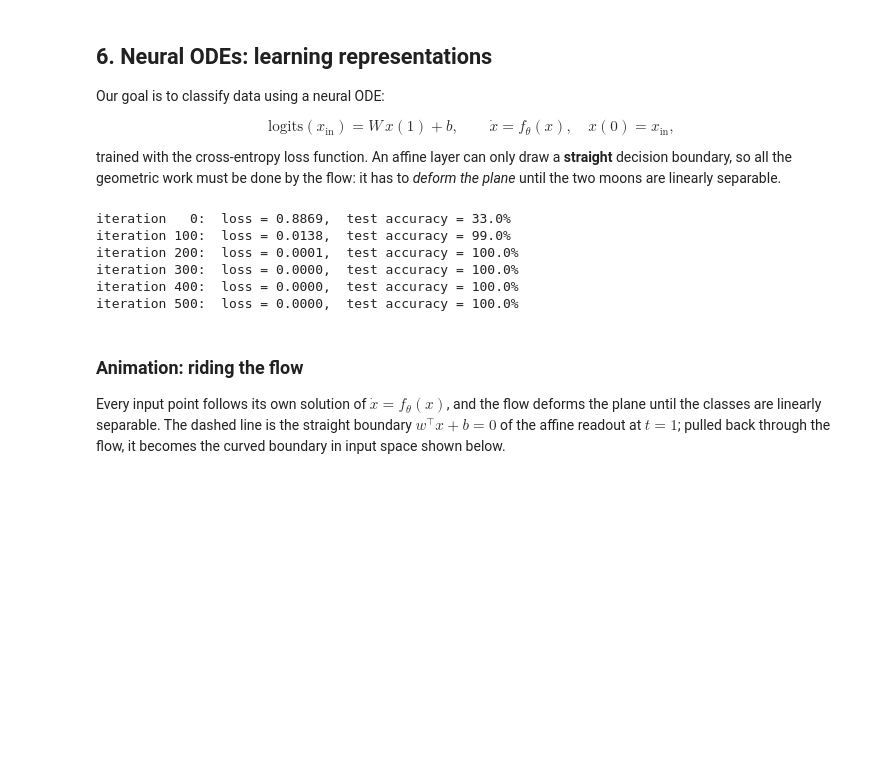
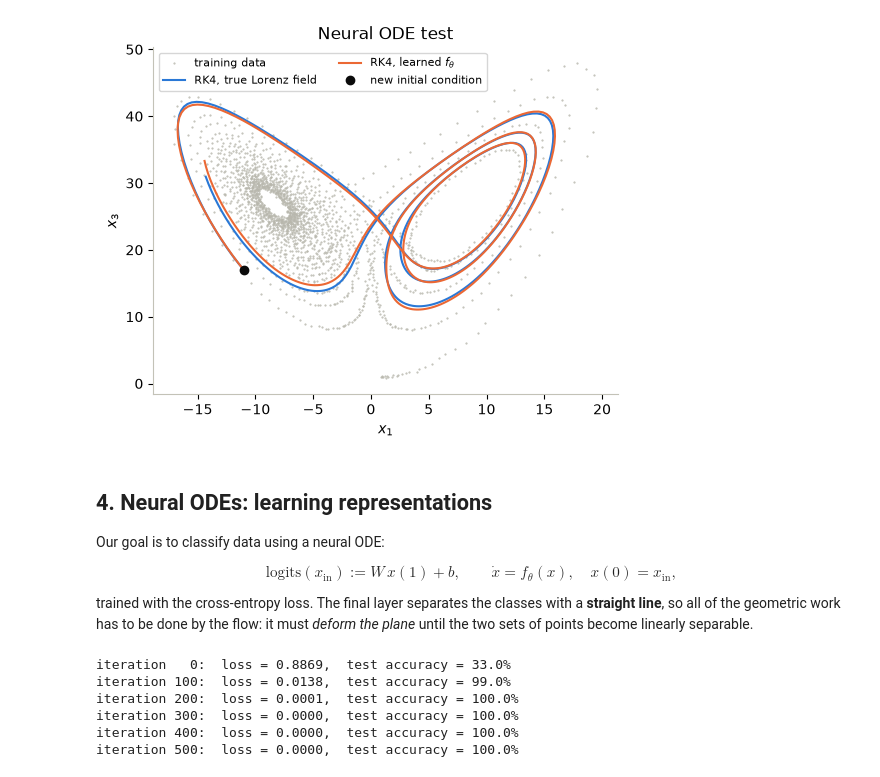
Before and after one commit to cml-fau/mfcml, a Jupyter notebook: winter-2026/02_neuralodes.ipynb, the cells around one changed output. Cells and saved outputs as stored; diff of their text form; code cells hidden in the pictures; blank space fills up the shorter version.

```diff
--- a/winter-2026/02_neuralodes.ipynb
+++ b/winter-2026/02_neuralodes.ipynb
@@ -24,12 +22,10 @@ rng = np.random.default_rng(0)
 torch.manual_seed(0)
 
 # A small, colorblind-safe palette used throughout the notebook
-BLUE, ORANGE, AQUA, YELLOW, MAGENTA = "#2a78d6", "#eb6834", "#1baf7a", "#eda100", "#e87ba4"
+BLUE, ORANGE = "#2a78d6", "#eb6834"
 plt.rcParams.update({
     "figure.figsize": (6, 4), "figure.dpi": 100,
-    "axes.prop_cycle": plt.cycler(color=[BLUE, ORANGE, AQUA, YELLOW, MAGENTA]),
-    "axes.grid": False, "grid.color": "#e1e0d9", "axes.edgecolor": "#c3c2b7",
+    "axes.prop_cycle": plt.cycler(color=[BLUE, ORANGE]),
+    "axes.grid": False, "axes.edgecolor": "#c3c2b7",
     "axes.spines.top": False, "axes.spines.right": False,
 })
-
-print("PyTorch version:", torch.__version__)
@@ -186,25 +175,27 @@ for it in range(2001):
 # %%
 x0_new = torch.tensor([-11.0, -19.0, 17.0])         # near the attractor, but not a training point
 ts_new = torch.linspace(0, 3, 501)
 with torch.no_grad():
     tr_true = odeint(f_lorenz, x0_new, ts_new)      # ground truth: RK4 on the true Lorenz field
-    tr_hat = mu + sd * odeint(f_theta, (x0_new - mu) / sd, TAU_SCALE * ts_new)  # learned g, mapped back
+    tr_hat = mu + sd * odeint(f_theta, (x0_new - mu) / sd, 10 * ts_new)  # learned field, mapped back
 
 fig, ax = plt.subplots(figsize=(6, 4.5))
 ax.plot(x_lor[:, 0], x_lor[:, 2], ".", color="#b8b7ad", ms=1, label="training data")
 ax.plot(tr_true[:, 0], tr_true[:, 2], color=BLUE, lw=1.5, label="RK4, true Lorenz field")
 ax.plot(tr_hat[:, 0], tr_hat[:, 2], color=ORANGE, lw=1.5, label=r"RK4, learned $f_\theta$")
 ax.plot(x0_new[0], x0_new[2], "o", color="#0b0b0b", ms=6, label="new initial condition")
 ax.set_xlabel("$x_1$"); ax.set_ylabel("$x_3$")
 ax.legend(fontsize=8, loc="upper left", ncol=2)
 ax.set_title("Neural ODE test")
 plt.show()
+# %% [output]
+[figure, added]
 # %% [markdown]
-## 6. Neural ODEs: learning representations
+## 4. Neural ODEs: learning representations
 
 Our goal is to classify data using a neural ODE:
 
-$$\text{logits}(x_{\text{in}}) = W\, x(1) + b, \qquad \dot x = f_\theta(x), \quad x(0) = x_{\text{in}},$$
+$$\text{logits}(x_{\text{in}}) := W\, x(1) + b, \qquad \dot x = f_\theta(x), \quad x(0) = x_{\text{in}},$$
 
-trained with the cross-entropy loss function. An affine layer can only draw a **straight** decision boundary, so all the geometric work must be done by the flow: it has to *deform the plane* until the two moons are linearly separable.
+trained with the cross-entropy loss. The final layer separates the classes with a **straight line**, so all of the geometric work has to be done by the flow: it must *deform the plane* until the two sets of points become linearly separable.
 # %%
@@ -246,10 +237,6 @@ iteration 200:  loss = 0.0001,  test accuracy = 100.0%
 iteration 300:  loss = 0.0000,  test accuracy = 100.0%
 iteration 400:  loss = 0.0000,  test accuracy = 100.0%
 iteration 500:  loss = 0.0000,  test accuracy = 100.0%
-# %% [markdown]
-### Animation: riding the flow
-
-Every input point follows its own solution of $\dot x = f_\theta(x)$, and the flow deforms the plane until the classes are linearly separable. The dashed line is the straight boundary $w^\top x + b = 0$ of the affine readout at $t = 1$; pulled back through the flow, it becomes the curved boundary in input space shown below.
 # %%
 # The trajectory of EVERY data point under the learned flow
 with torch.no_grad():
```
Also changed, not shown: parts of 15 cells of this notebook, 2 other files.
